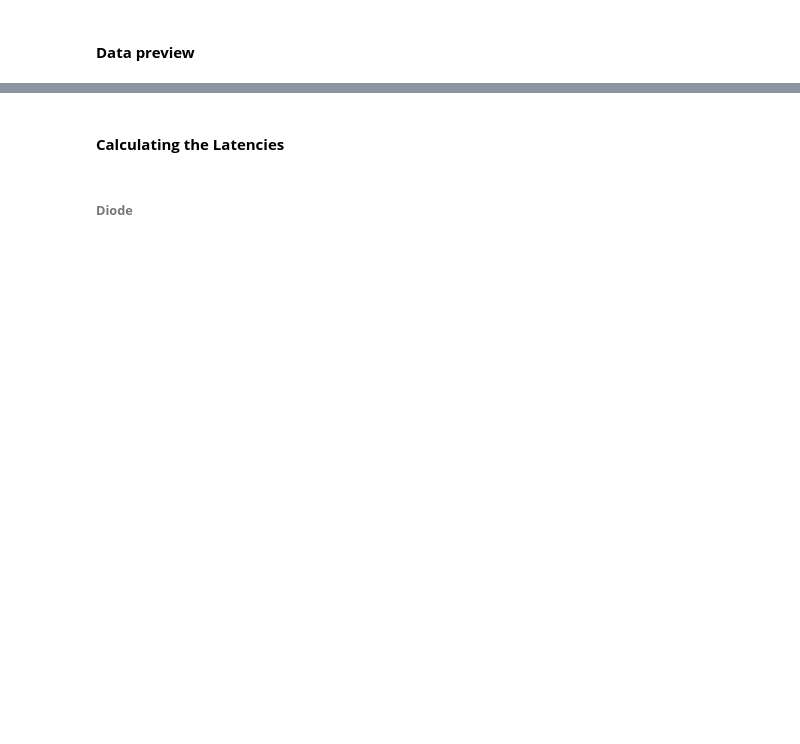
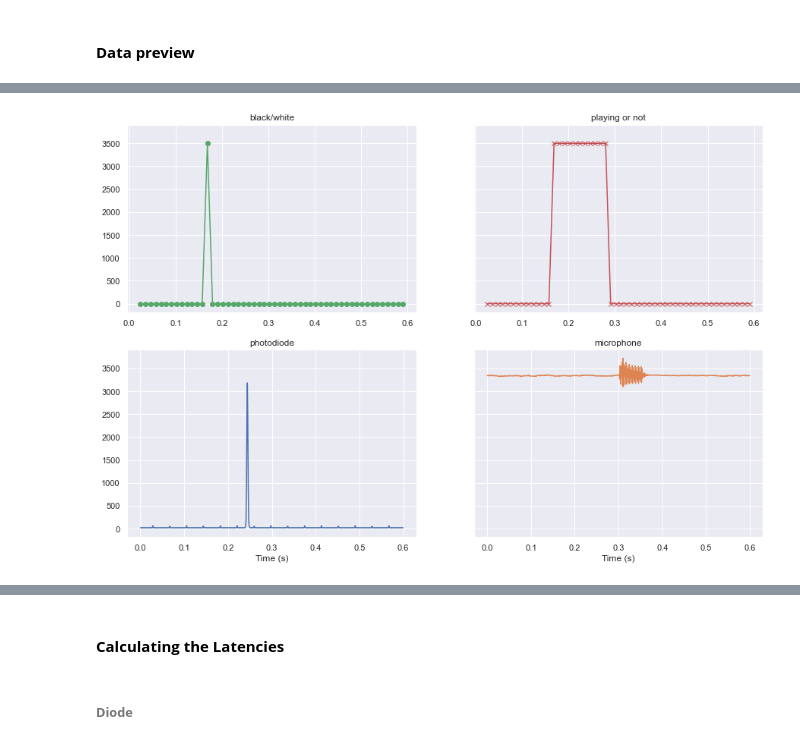
Before and after one commit to mvidaldp/lsl_latency_analysis, a Jupyter notebook: analysis.ipynb, the cells around one changed output, grey strips where cells are left out. Drawn from its saved outputs; the diff is of its cells as text; code cells hidden in the pictures; blank space fills up the shorter version.

```diff
--- a/analysis.ipynb
+++ b/analysis.ipynb
@@ -525,0 +462,83 @@ Unity sample count: 5805
+# %%
+# interactive: widget, not interactive: inline
+%matplotlib inline
+sns.set(rc={"figure.figsize": (14, 5)})  # set figure size
+sns.set_style("darkgrid")  # set seaborn plotting style
+
+f_n = -0.1  # starting point (s)
+s_n = 0.6  # ending point (s)
+
+start_e = 1024 * f_n  # eeg sampling rate = 1024
+start_u = 90 * f_n  # unity sampling rate = 90
+
+e_samples = 1024 * s_n  # N of eeg in 5 s
+u_samples = 90 * s_n  # N of unity in 5 s
+u_height = 3500  # factor to improve unity (true/1) values visualization
+
+k = 0
+if not recordings[k]["lsl_error"]:
+    file = recordings[k]["file"].split(".")[0]
+    e = copy.deepcopy(recordings[k]["eeg"])
+    u = copy.deepcopy(recordings[k]["unity"])
+    e_t = e["timestamps"]
+    u_t = u["timestamps"]
+    e_a = e["audio"]
+    e_c = e["color"]
+    u_c = u["color"]
+    u_a = u["audio"]
+    # fix diff array sizes for unity color and audio arrays
+    u_diff = len(u_c) - len(u_t)
+    if u_diff > 0:
+        # remove the diff from the end of the array
+        u_c = u_c[:-u_diff]
+    elif u_diff < 0:
+        # add the diff from the end of the array
+        for i in range(abs(u_diff)):
+            u_c = np.append(u_c, u_c[-1])
+
+    # select range of timestamps, diode and microphone values (eeg)
+    e_time_selection = e_t[(e_t > f_n) & (e_t < s_n)]
+    e_color_selection = e_c[(e_t > f_n) & (e_t < s_n)]
+    e_audio_selection = e_a[(e_t > f_n) & (e_t < s_n)]
+
+    # select range of timestamps, color and audio values (unity)
+    u_time_selection = u_t[(u_t > f_n) & (u_t < s_n)]
+    u_color_selection = u_c[(u_t > f_n) & (u_t < s_n)]
+    u_audio_selection = u_a[(u_t > f_n) & (u_t < s_n)]
+    preview = [
+        ["black/white", u_time_selection, u_color_selection * u_height],
+        ["playing or not", u_time_selection, u_audio_selection * u_height],
+        ["photodiode", e_time_selection, e_color_selection * 0.05],
+        ["microphone", e_time_selection, e_audio_selection * 1.5],
+    ]
+
+    # plot the selected range to compare eeg vs unity values
+    nplots = 5  # number of subplots
+
+    # define colors, got from plt.gca().lines[-1].get_color() after each .plot call
+    c_diode = (0.2980392156862745, 0.4470588235294118, 0.6901960784313725)
+    c_micro = (0.8666666666666667, 0.5176470588235295, 0.3215686274509804)
+    c_color = (0.3333333333333333, 0.6588235294117647, 0.40784313725490196)
+    c_audio = (0.7686274509803922, 0.3058823529411765, 0.3215686274509804)
+
+    # define subplots
+    fig, axes = plt.subplots(
+        nrows=2, ncols=int(nplots / 2), figsize=(15, 10), sharey=True
+    )
+    axes[0,0].plot(preview[0][1], preview[0][2], marker="o", color=c_color)
+    axes[0,0].set_title(preview[0][0])
+    axes[0,1].plot(preview[1][1], preview[1][2], marker="x", color=c_audio)
+    axes[0,1].set_title(preview[1][0])
+    axes[1,0].plot(preview[2][1], preview[2][2], color=c_diode)
+    axes[1,0].set_title(preview[2][0])
+    axes[1,1].plot(preview[3][1], preview[3][2], color=c_micro)
+    axes[1,1].set_title(preview[3][0])
+
+    for ax in axes[1, :]:
+        ax.set_xlabel("Time (s)")  # set x-axis label
+
+    plt.show()
+else:
+    print("Wrong recording. No valuable plot")
+# %% [output]
+[figure, added]
```
Also changed, not shown: parts of 19 cells of this notebook.
